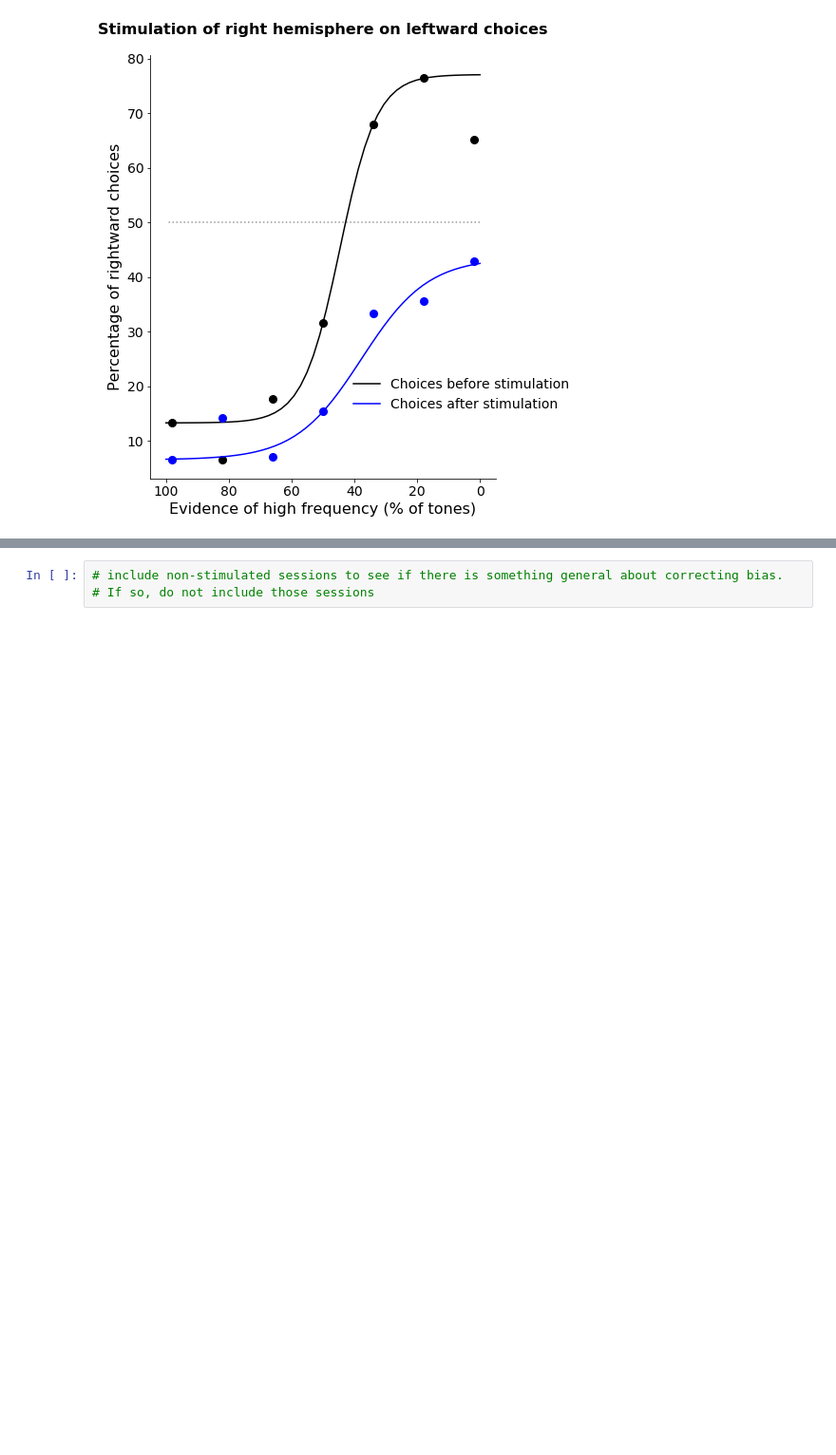
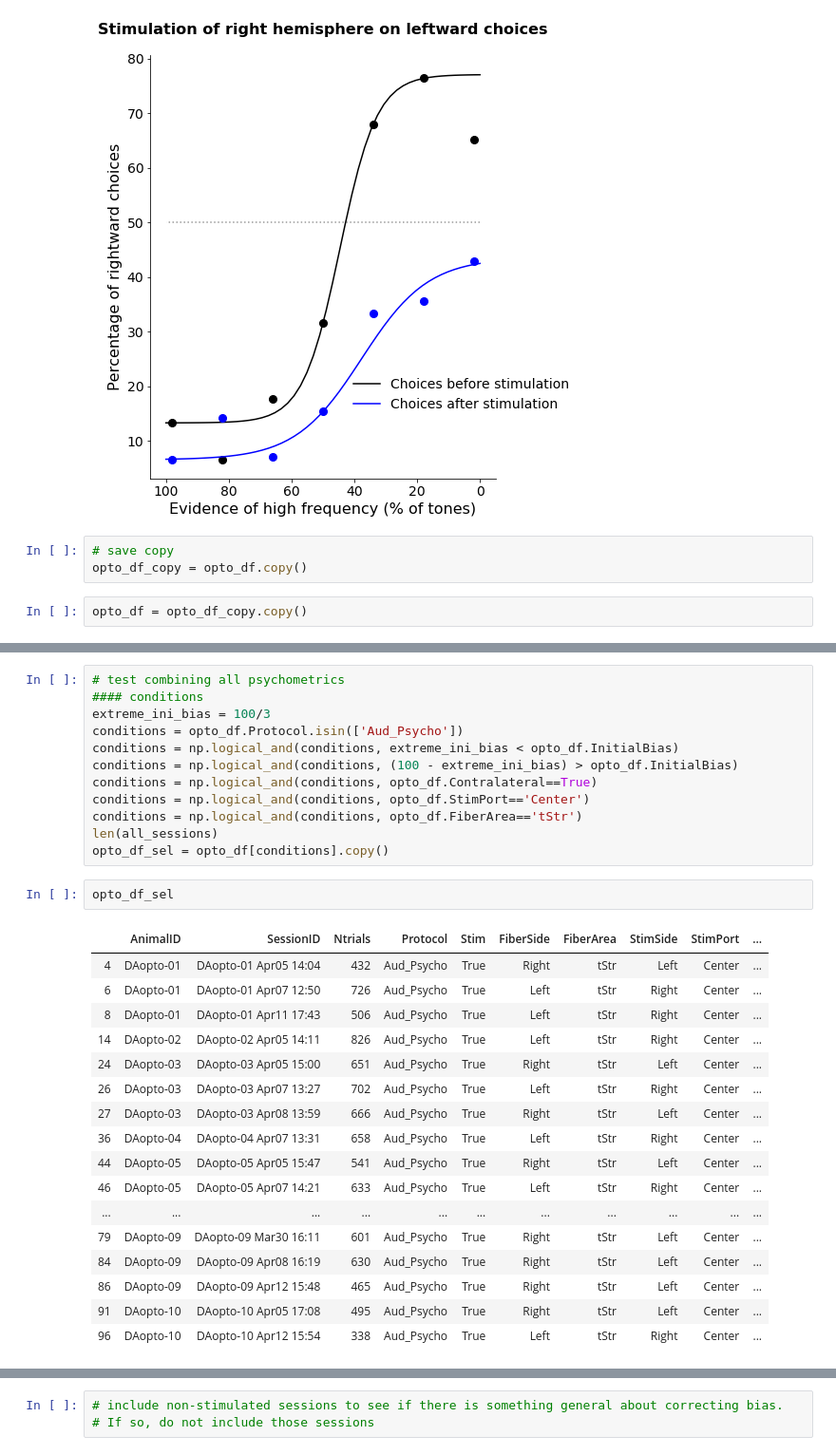
Before and after one commit to HernandoMV/BehaviouralAnalysis, a Jupyter notebook: Dopamine_optostimulation.ipynb, the cells around one changed output, grey strips where cells are left out. Shown at 95% size. Saved outputs shown, nothing was run; the diff lists cells and outputs as text; blank space fills up the shorter version.

```diff
--- a/Dopamine_optostimulation.ipynb
+++ b/Dopamine_optostimulation.ipynb
@@ -437,3 +437,8 @@ plt.savefig(outputDir + output_directory_name + '_just-one-port-150_example_sess
 plt.show()
 # %% [output]
 [figure]
+# %%
+# save copy
+opto_df_copy = opto_df.copy()
+# %%
+opto_df = opto_df_copy.copy()
@@ -570,0 +672,32 @@ plt.show(rel)
+# %%
+# test combining all psychometrics
+#### conditions
+extreme_ini_bias = 100/3
+conditions = opto_df.Protocol.isin(['Aud_Psycho'])
+conditions = np.logical_and(conditions, extreme_ini_bias < opto_df.InitialBias)
+conditions = np.logical_and(conditions, (100 - extreme_ini_bias) > opto_df.InitialBias)
+conditions = np.logical_and(conditions, opto_df.Contralateral==True)
+conditions = np.logical_and(conditions, opto_df.StimPort=='Center')
+conditions = np.logical_and(conditions, opto_df.FiberArea=='tStr')
+len(all_sessions)
+opto_df_sel = opto_df[conditions].copy()
+# %%
+opto_df_sel
+# %% [output]
+|  | AnimalID | SessionID | Ntrials | Protocol | Stim | FiberSide | FiberArea | StimSide | StimPort | ... |
+| 4 | DAopto-01 | DAopto-01 Apr05 14:04 | 432 | Aud_Psycho | True | Right | tStr | Left | Center | ... |
+| 6 | DAopto-01 | DAopto-01 Apr07 12:50 | 726 | Aud_Psycho | True | Left | tStr | Right | Center | ... |
+| 8 | DAopto-01 | DAopto-01 Apr11 17:43 | 506 | Aud_Psycho | True | Left | tStr | Right | Center | ... |
+| 14 | DAopto-02 | DAopto-02 Apr05 14:11 | 826 | Aud_Psycho | True | Left | tStr | Right | Center | ... |
+| 24 | DAopto-03 | DAopto-03 Apr05 15:00 | 651 | Aud_Psycho | True | Right | tStr | Left | Center | ... |
+| 26 | DAopto-03 | DAopto-03 Apr07 13:27 | 702 | Aud_Psycho | True | Left | tStr | Right | Center | ... |
+| 27 | DAopto-03 | DAopto-03 Apr08 13:59 | 666 | Aud_Psycho | True | Right | tStr | Left | Center | ... |
+| 36 | DAopto-04 | DAopto-04 Apr07 13:31 | 658 | Aud_Psycho | True | Left | tStr | Right | Center | ... |
+| 44 | DAopto-05 | DAopto-05 Apr05 15:47 | 541 | Aud_Psycho | True | Right | tStr | Left | Center | ... |
+| 46 | DAopto-05 | DAopto-05 Apr07 14:21 | 633 | Aud_Psycho | True | Left | tStr | Right | Center | ... |
+| ... | ... | ... | ... | ... | ... | ... | ... | ... | ... | ... |
+| 79 | DAopto-09 | DAopto-09 Mar30 16:11 | 601 | Aud_Psycho | True | Right | tStr | Left | Center | ... |
+| 84 | DAopto-09 | DAopto-09 Apr08 16:19 | 630 | Aud_Psycho | True | Right | tStr | Left | Center | ... |
+| 86 | DAopto-09 | DAopto-09 Apr12 15:48 | 465 | Aud_Psycho | True | Right | tStr | Left | Center | ... |
+| 91 | DAopto-10 | DAopto-10 Apr05 17:08 | 495 | Aud_Psycho | True | Right | tStr | Left | Center | ... |
+| 96 | DAopto-10 | DAopto-10 Apr12 15:54 | 338 | Aud_Psycho | True | Left | tStr | Right | Center | ... |
```
Also changed, not shown: parts of 11 cells of this notebook.
